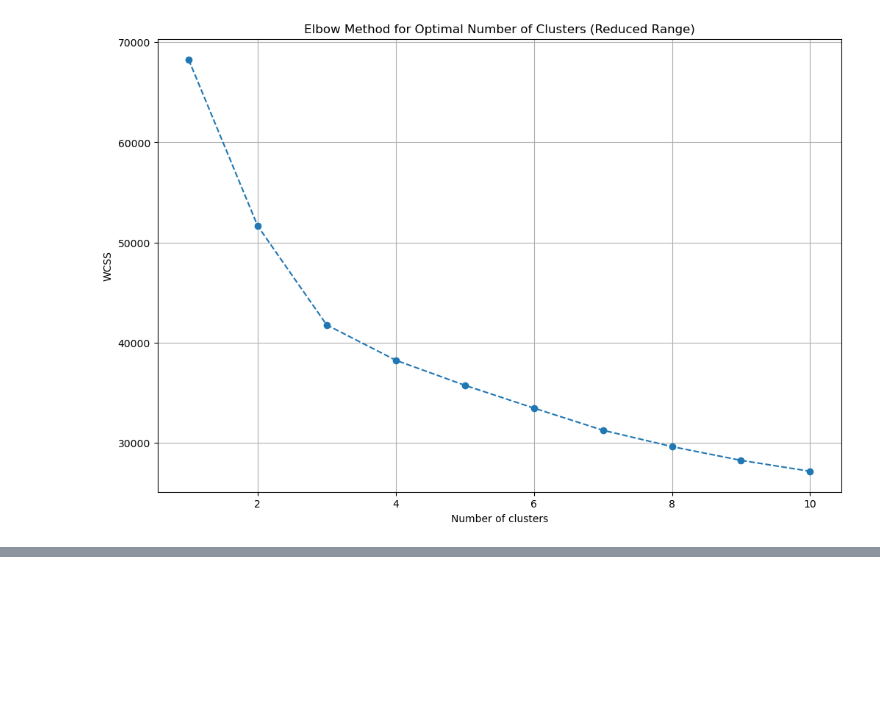
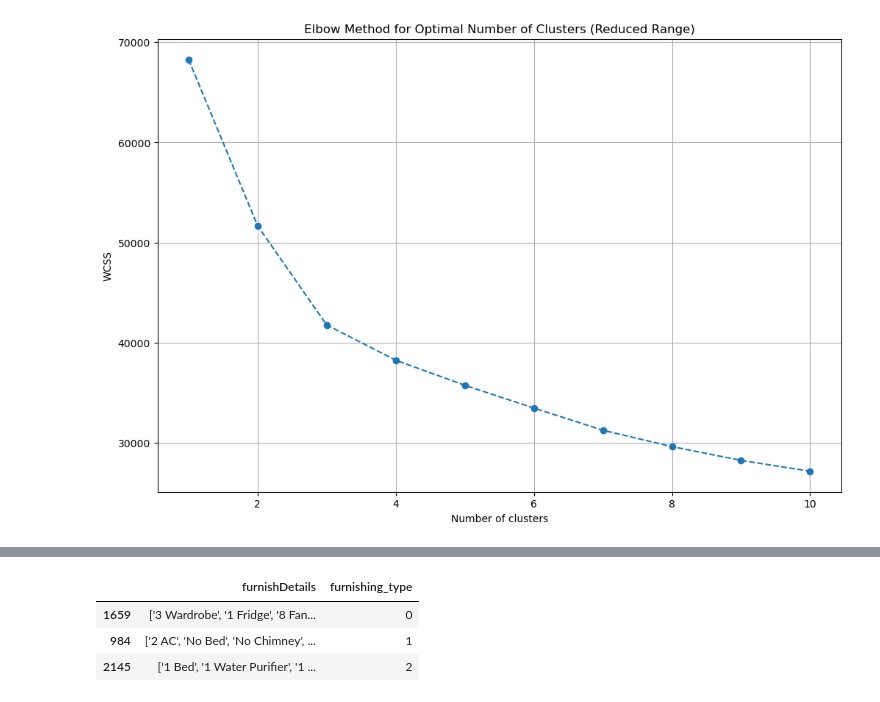
Before and after one commit to 07Sada/real-estate-property-price-predictor, a Jupyter notebook: notebooks/flat-house-dataset-feature-engineering.ipynb, the cells around one changed output, grey strips where cells are left out. Drawn from its saved outputs; the diff is of its cells as text; code cells hidden in the pictures; blank space fills up the shorter version.

```diff
--- a/notebooks/flat-house-dataset-feature-engineering.ipynb
+++ b/notebooks/flat-house-dataset-feature-engineering.ipynb
@@ -543,3 +544,13 @@ plt.grid(True)
 plt.show()
 # %% [output]
 [figure]
+# %%
+# from the above elbow we can see that the optimum number of clusters will be 3
+n_clusters = 3
+
+# fit the KMeans model
+kmeans = KMeans(n_clusters=n_clusters, random_state=42)
+kmeans.fit(scaled_data)
+
+# predict the cluster assignments for each row
+cluster_assignments = kmeans.predict(scaled_data)
@@ -545,0 +599,15 @@ plt.show()
+# %%
+# setting the seed value
+np.random.seed(42)
+
+# checking each row from each condition
+pd.concat([
+    df[df['furnishing_type']==0][['furnishDetails', 'furnishing_type']].sample(1),
+    df[df['furnishing_type']==1][['furnishDetails', 'furnishing_type']].sample(1),
+    df[df['furnishing_type']==2][['furnishDetails', 'furnishing_type']].sample(1),
+    ])
+# %% [output]
+|  | furnishDetails | furnishing_type |
+| 1659 | ['3 Wardrobe', '1 Fridge', '8 Fan... | 0 |
+| 984 | ['2 AC', 'No Bed', 'No Chimney', ... | 1 |
+| 2145 | ['1 Bed', '1 Water Purifier', '1 ... | 2 |
```
Also changed, not shown: parts of 16 cells of this notebook, 5 other files.
